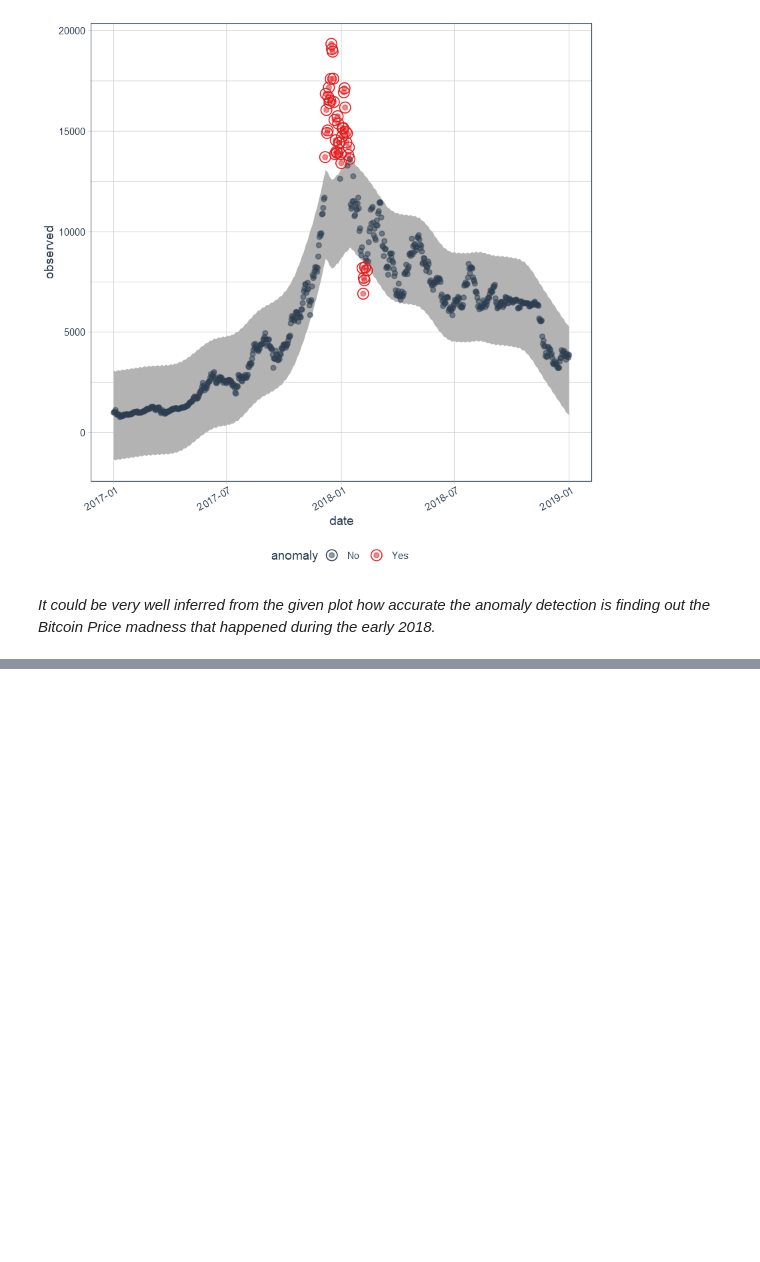
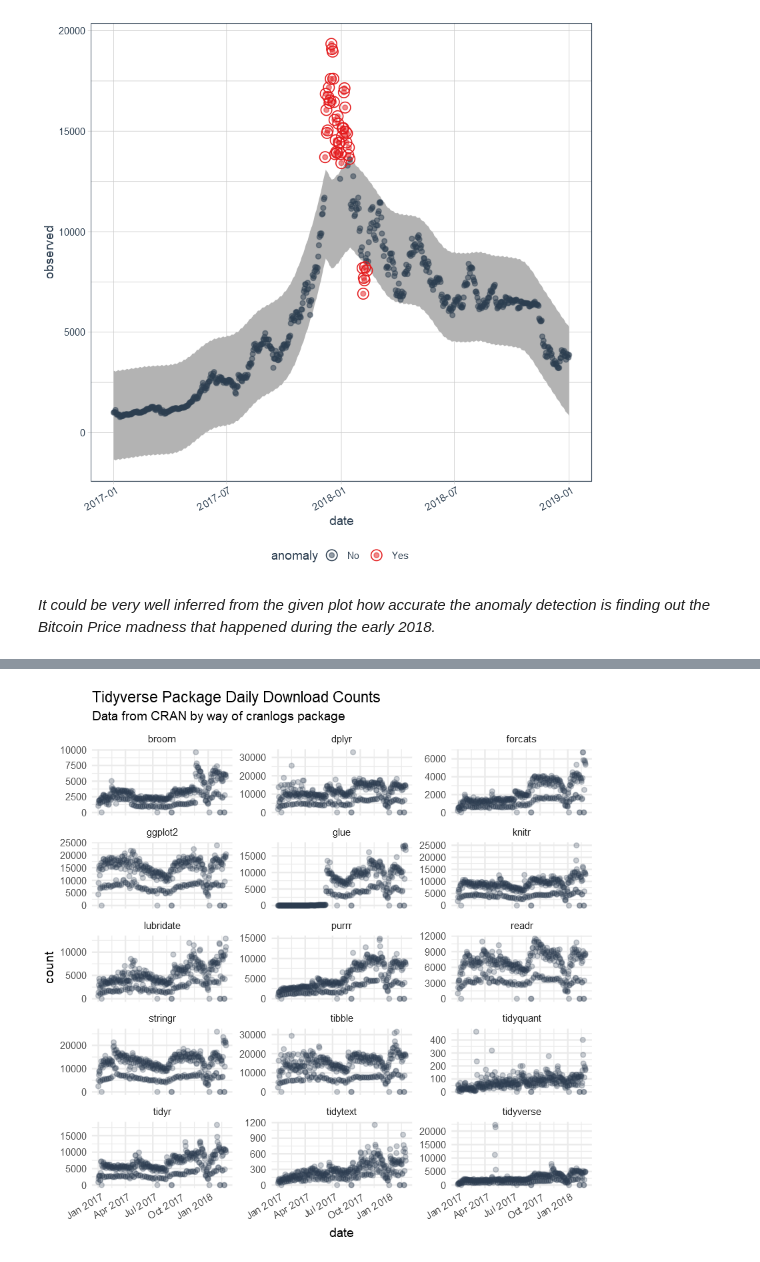
Before and after one commit to Nengi/Anomaly_Detection, a Jupyter notebook: R_examples/Anomalize_with_R.ipynb, the cells around one changed output, grey strips where cells are left out. Saved outputs shown, nothing was run; the diff lists cells and outputs as text; code cells hidden in the pictures; blank space fills up the shorter version.

Commit message:
Working through R package 'Anomalize'

```diff
--- a/R_examples/Anomalize_with_R.ipynb
+++ b/R_examples/Anomalize_with_R.ipynb
@@ -127,0 +217,12 @@ trend = 91 days
+# %%
+
+tidyverse_cran_downloads %>%
+    ggplot(aes(date,count)) +
+    geom_point(color="#2c3e50", alpha=0.25) +
+    facet_wrap(~ package, scale = "free_y", ncol=3) +
+    theme_minimal() +
+    theme(axis.text.x = element_text(angle=30,hjust=1)) +
+    labs(title="Tidyverse Package Daily Download Counts",
+         subtitle="Data from CRAN by way of cranlogs package")
+# %% [output]
+[figure, added]
```
Also changed, not shown: parts of 20 cells of this notebook.
